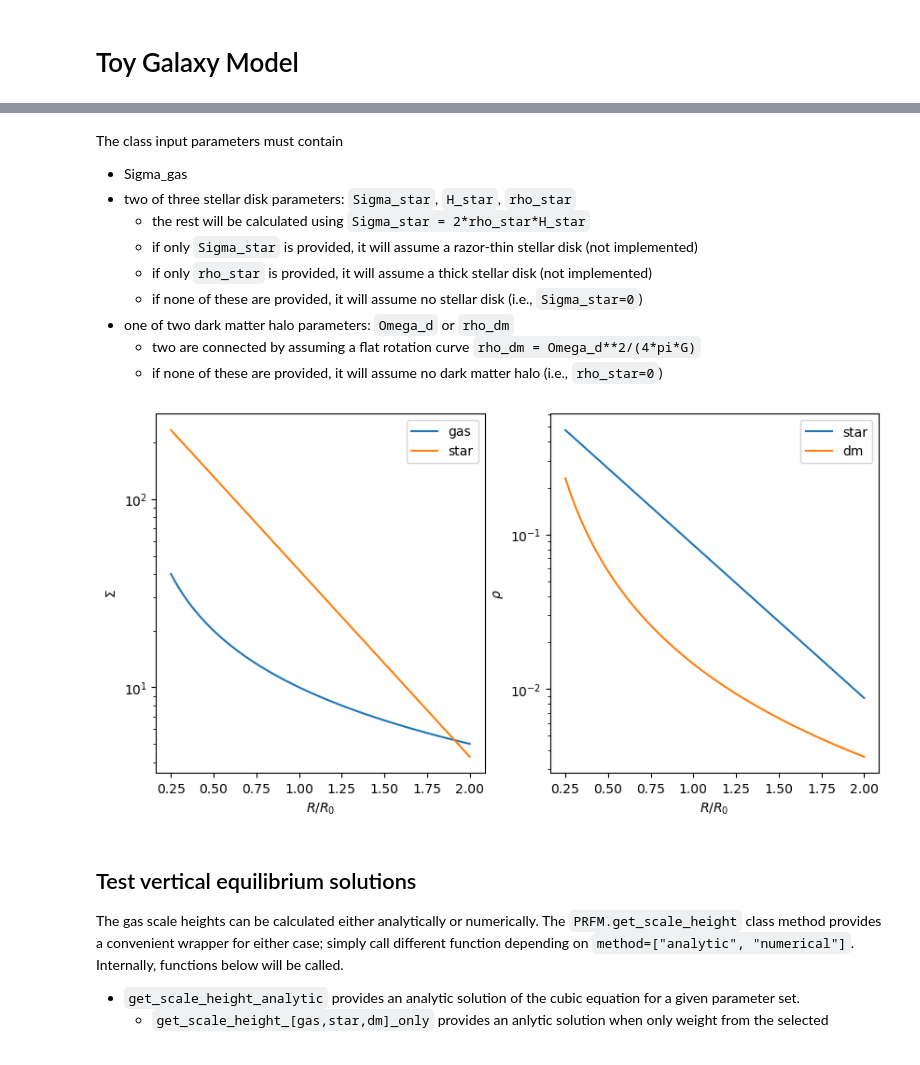
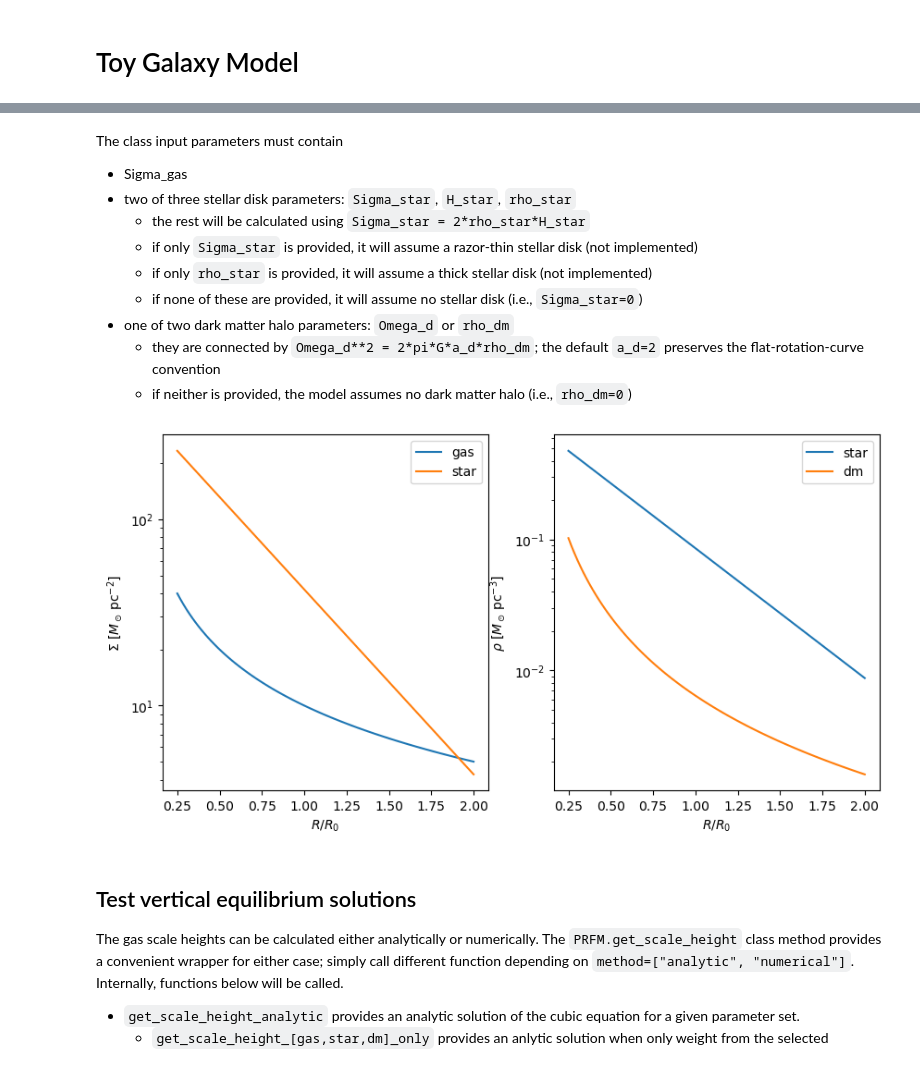
Before and after one commit to changgoo/PRFM, a Jupyter notebook: book/prfm.ipynb, the cells around one changed output, grey strips where cells are left out. Drawn from its saved outputs; the diff is of its cells as text; code cells hidden in the pictures.

Commit message:
Correct toy galaxy dark matter profile

```diff
--- a/book/prfm.ipynb
+++ b/book/prfm.ipynb
@@ -20,7 +20,6 @@ As an example, we set up a simple galaxy model between R=2-16kpc. The gas and st
 # assuming conventional astro-friendly units
 # [Sigma] = M_sun/pc^2
 # [rho] = M_sun/pc^3
-# [Omega] = km/s/kpc
 # [H] = pc
 # [R] = kpc
 # [Sigma_SFR] = M_sun/kpc^2/yr
@@ -29,21 +28,21 @@ As an example, we set up a simple galaxy model between R=2-16kpc. The gas and st
 # reference values at solar circle
 Sigma_gas = 10
 Sigma_star = 42
-Omega_d = 28
+rho_dm0 = 0.0064
 H_star = 245
 
 # radius array
-R = np.linspace(2, 16, 100)
 R0 = 8
 Re = 3.5
+R = np.linspace(2, 16, 99)  # includes R0 exactly
 
 r0 = R / R0
 re = R / Re
 
 # construct radial profile array
 Sigma_gas = Sigma_gas / r0  # linear in R
-Sigma_star = Sigma_star * np.exp((R0 / Re) - re)  # exponeital disk
-Omega_d = Omega_d / r0  # flat rotation curve
+Sigma_star = Sigma_star * np.exp((R0 / Re) - re)  # exponential disk
+rho_dm = rho_dm0 / r0**2  # flat-halo density profile
 H_star = H_star  # no flaring
 sigma_eff = 15  # constant sigma_eff=15km/s
 # %%
@@ -53,7 +52,8 @@ mymodel = prfm.PRFM(
     Sigma_gas=Sigma_gas,
     Sigma_star=Sigma_star,
     H_star=H_star,
-    Omega_d=Omega_d,
+    rho_dm=rho_dm,
+    a_d=2.0,
     sigma_eff=sigma_eff,
     astro_units=True,
 )
@@ -66,28 +66,28 @@ The class input parameters must contain
   * if only `rho_star` is provided, it will assume a thick stellar disk (not implemented)
   * if none of these are provided, it will assume no stellar disk (i.e., `Sigma_star=0`)
 * one of two dark matter halo parameters: `Omega_d` or `rho_dm`
-  * two are connected by assuming a flat rotation curve `rho_dm = Omega_d**2/(4*pi*G)`
-  * if none of these are provided, it will assume no dark matter halo (i.e., `rho_star=0`)
+  * they are connected by `Omega_d**2 = 2*pi*G*a_d*rho_dm`; the default `a_d=2` preserves the flat-rotation-curve convention
+  * if neither is provided, the model assumes no dark matter halo (i.e., `rho_dm=0`)
 # %%
 # model profiles
 plt.figure(figsize=(10, 5))
 plt.subplot(121)
 plt.plot(r0, mymodel.Sigma_gas, label="gas")
 plt.plot(r0, mymodel.Sigma_star, label="star")
-plt.ylabel(r"$\Sigma$")
+plt.ylabel(r"$\Sigma\ [M_\odot\,{\rm pc}^{-2}]$")
 plt.xlabel(r"$R/R_0$")
 plt.legend()
 plt.yscale("log")
 
 plt.subplot(122)
 plt.plot(r0, mymodel.rho_star, label="star")
 plt.plot(r0, mymodel.rho_dm, label="dm")
-plt.ylabel(r"$\rho$")
+plt.ylabel(r"$\rho\ [M_\odot\,{\rm pc}^{-3}]$")
 plt.xlabel(r"$R/R_0$")
 plt.legend()
 plt.yscale("log")
 # %% [output]
-[figure, old version]
+[figure, new version]
 # %% [markdown]
 ## Test vertical equilibrium solutions
 
```
Also changed, not shown: parts of 8 cells of this notebook.
